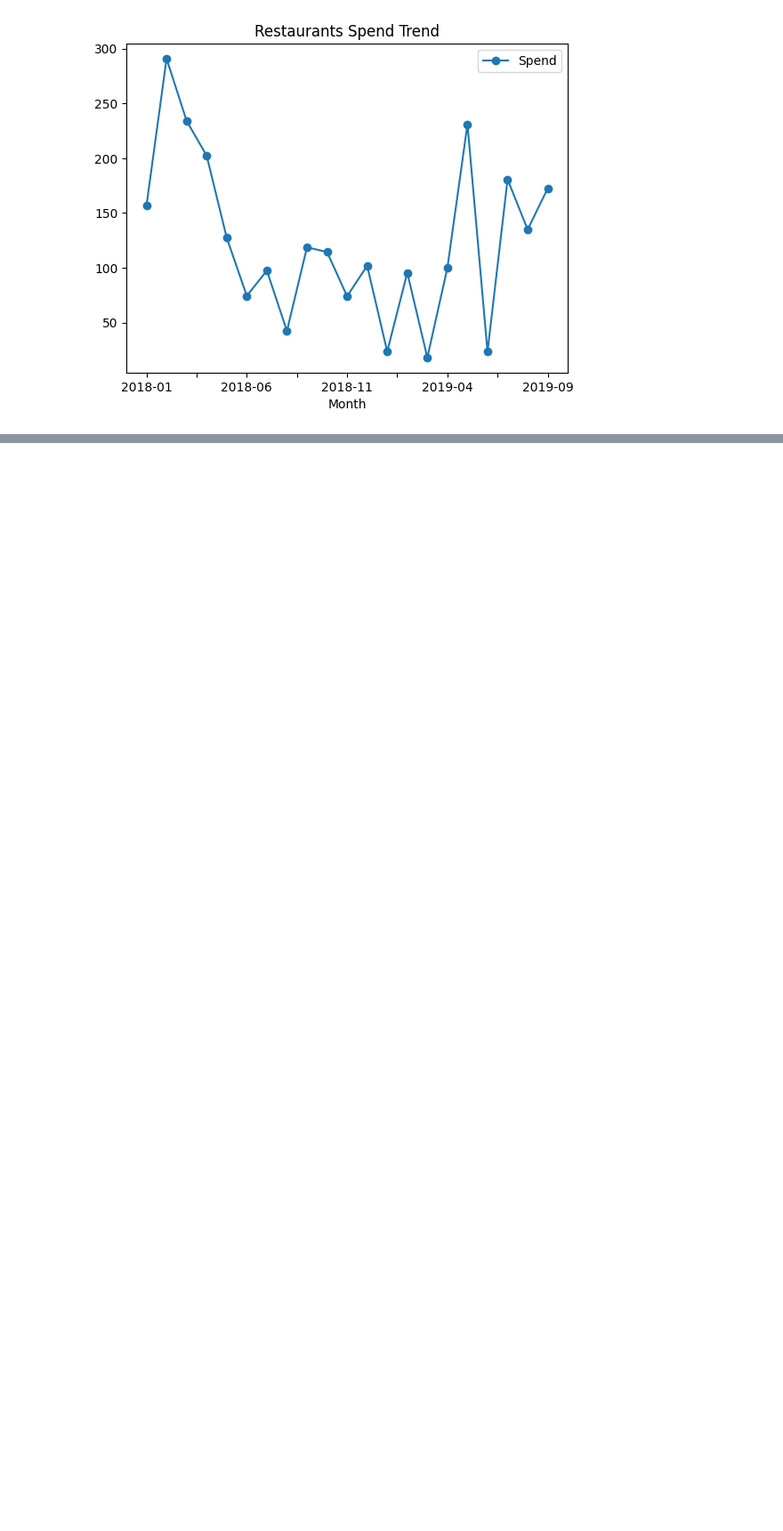
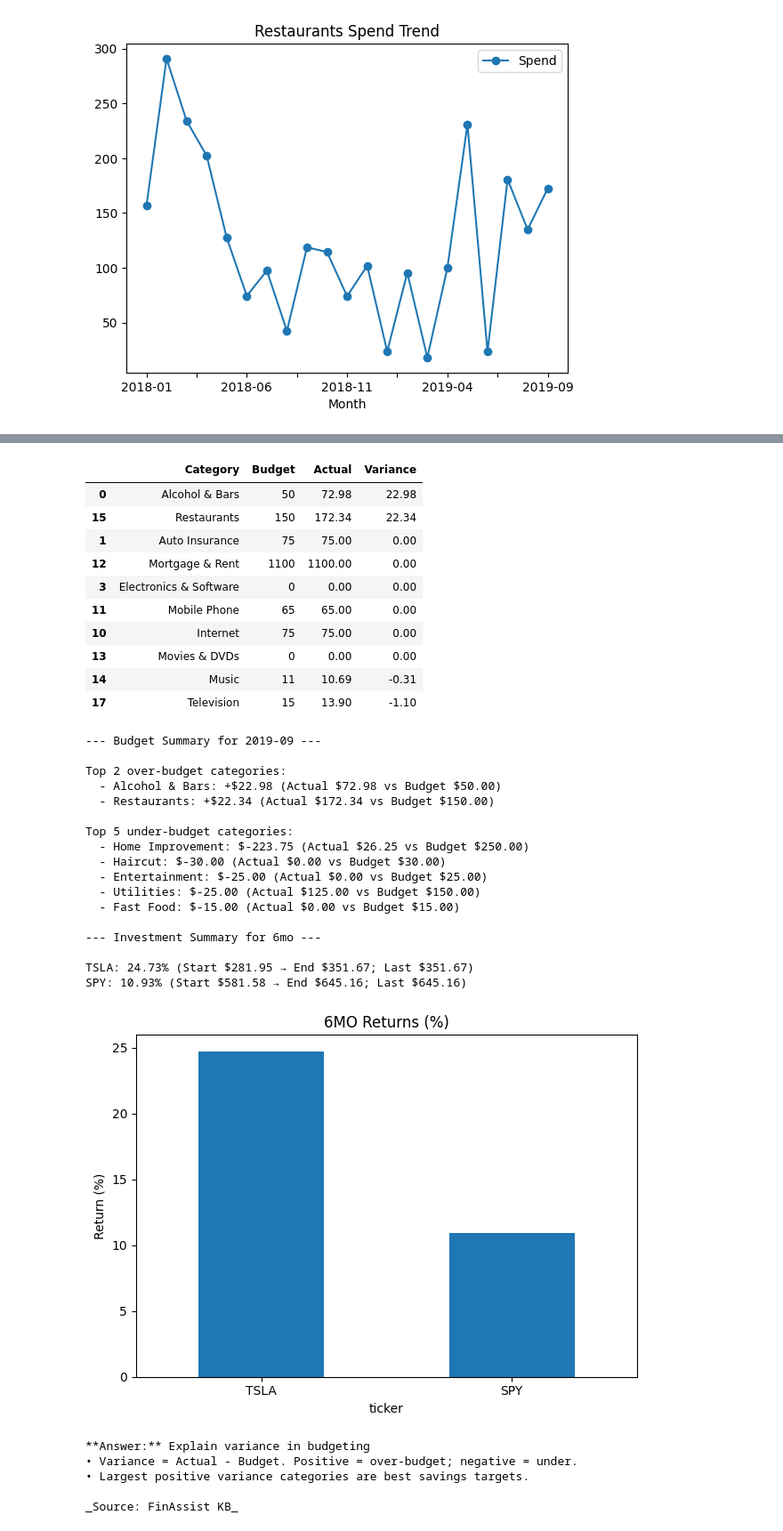
Before and after one commit to MM24J/FinAssist, a Jupyter notebook: notebooks/FinAssist_Project.ipynb, the cells around one changed output, grey strips where cells are left out. Shown at 89% size. Saved outputs shown, nothing was run; the diff lists cells and outputs as text; code cells hidden in the pictures; blank space fills up the shorter version.

```diff
--- a/notebooks/FinAssist_Project.ipynb
+++ b/notebooks/FinAssist_Project.ipynb
@@ -170,20 +170,16 @@ def human_month(ym: str) -> str:
         return ym
 
 def budget_summary(rep, top=5, month_label="(month)"):
-    # Ensure nice month label
-    month_label = human_month(month_label)
-
     over = rep[rep["Variance"] > 0].sort_values("Variance", ascending=False).head(top)
     under = rep[rep["Variance"] < 0].sort_values("Variance", ascending=True).head(top)
 
     print(f"--- Budget Summary for {month_label} ---\n")
-
-    print("Top over-budget categories:")
+    print(f"Top {len(over)} over-budget categories:")
     for r in over.itertuples():
         print(f"  - {r.Category}: +${r.Variance:,.2f} "
               f"(Actual ${r.Actual:,.2f} vs Budget ${r.Budget:,.2f})")
 
-    print("\nTop under-budget categories:")
+    print(f"\nTop {len(under)} under-budget categories:")
     for r in under.itertuples():
         print(f"  - {r.Category}: ${r.Variance:,.2f} "
               f"(Actual ${r.Actual:,.2f} vs Budget ${r.Budget:,.2f})")
@@ -598,13 +618,25 @@ importlib.reload(rag_mod)
 from finassist.rag import rag_answer
 
 def parse_period(text, default="1y"):
-    m = re.search(r"\b(\d+[dwmy])\b", text.lower())
-    if m: return m.group(1)
-    if "ytd" in text.lower(): return "ytd"
-    return default
+    q = text.lower()
+    if "ytd" in q:
+        return "ytd"
+    m = re.search(r"\b(\d+)\s*([dwmy])\b", q)  # e.g., 6m, 3y, 10d
+    if not m:
+        return default
+    n, u = m.group(1), m.group(2)
+    # yfinance expects 'mo' not 'm'
+    if u == "m":
+        u = "mo"
+    return f"{n}{u}"
 
 def ask(q: str):
     ql = q.lower()
+
+    # Prefer RAG for definition/explanation-style questions
+    if ("explain" in ql or "what is" in ql) and ("variance" in ql or "rule" in ql):
+        print(rag_answer(q, k=3))
+        return
 
     # Budget
     if any(k in ql for k in ["budget","spend","over budget","under budget","variance","category"]):
@@ -615,9 +647,10 @@ def ask(q: str):
         return
 
     # Stocks
-    if any(k in ql for k in ["stock","ticker","price","return","market","invest"]):
-        tickers = parse_tickers(q) or ["SPY"]
-        period = parse_period(q, "1y")
+    tickers_found = parse_tickers(q)
+    if tickers_found or any(k in ql for k in ["stock","ticker","price","return","market","invest","compare"]):
+        tickers = tickers_found or ["SPY"]
+        period = parse_period(q, "6m")  # default can be 1y if you prefer
         results = stock_summary(tickers, period)
         summarize_returns(results, period)
         valid = results[results["return_pct"].notna()]
@@ -661,2 +690,10 @@ _Source: FinAssist KB_
 
 _Source: FinAssist KB_
+# %%
+# Ask more sample questions
+
+ask("How big should my emergency fund be?")
+ask("Show me my top 3 over-budget categories in 2019-09")
+ask("Compare TSLA vs SPY over 6m")
+ask("Explain variance in budgeting")
+# %% [output]
@@ -662,0 +704,34 @@ _Source: FinAssist KB_
+|  | Category | Budget | Actual | Variance |
+| 0 | Alcohol & Bars | 50 | 72.98 | 22.98 |
+| 15 | Restaurants | 150 | 172.34 | 22.34 |
+| 1 | Auto Insurance | 75 | 75.00 | 0.00 |
+| 12 | Mortgage & Rent | 1100 | 1100.00 | 0.00 |
+| 3 | Electronics & Software | 0 | 0.00 | 0.00 |
+| 11 | Mobile Phone | 65 | 65.00 | 0.00 |
+| 10 | Internet | 75 | 75.00 | 0.00 |
+| 13 | Movies & DVDs | 0 | 0.00 | 0.00 |
+| 14 | Music | 11 | 10.69 | -0.31 |
+| 17 | Television | 15 | 13.90 | -1.10 |
+--- Budget Summary for 2019-09 ---
+
+Top 2 over-budget categories:
+  - Alcohol & Bars: +$22.98 (Actual $72.98 vs Budget $50.00)
+  - Restaurants: +$22.34 (Actual $172.34 vs Budget $150.00)
+
+Top 5 under-budget categories:
+  - Home Improvement: $-223.75 (Actual $26.25 vs Budget $250.00)
+  - Haircut: $-30.00 (Actual $0.00 vs Budget $30.00)
+  - Entertainment: $-25.00 (Actual $0.00 vs Budget $25.00)
+  - Utilities: $-25.00 (Actual $125.00 vs Budget $150.00)
+  - Fast Food: $-15.00 (Actual $0.00 vs Budget $15.00)
+
+--- Investment Summary for 6mo ---
+
+TSLA: 24.73% (Start $281.95 → End $351.67; Last $351.67)
+SPY: 10.93% (Start $581.58 → End $645.16; Last $645.16)
+[figure, added]
+**Answer:** Explain variance in budgeting
+• Variance = Actual - Budget. Positive = over-budget; negative = under.
+• Largest positive variance categories are best savings targets.
+
+_Source: FinAssist KB_
```
Also changed, not shown: parts of 8 cells of this notebook.
